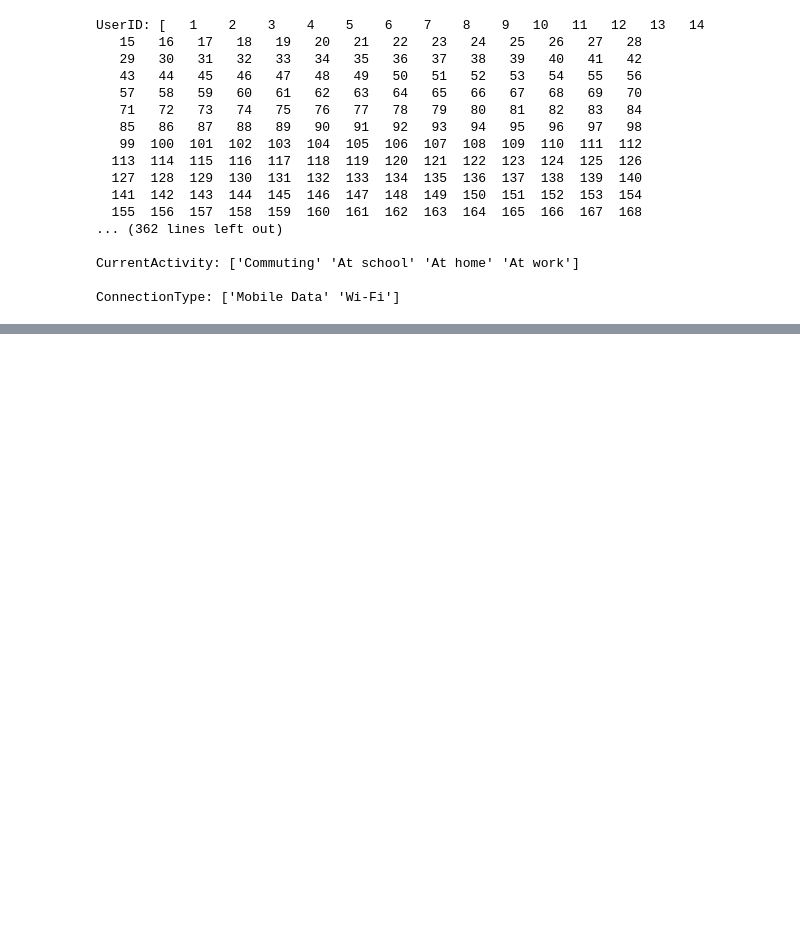
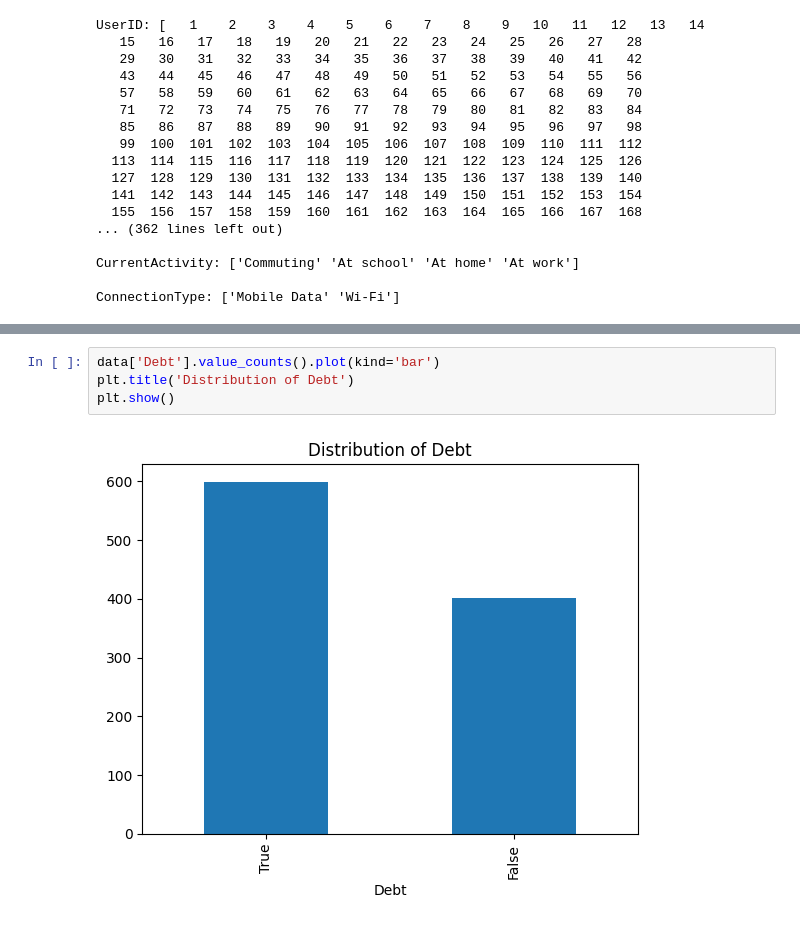
Before and after one commit to ankitg-02/Social-Media, a Jupyter notebook: Social__Media.ipynb, the cells around one changed output, grey strips where cells are left out. Drawn from its saved outputs; the diff is of its cells as text; blank space fills up the shorter version.

```diff
--- a/Social__Media.ipynb
+++ b/Social__Media.ipynb
@@ -106,0 +124,6 @@ ConnectionType: ['Mobile Data' 'Wi-Fi']
+# %%
+data['Debt'].value_counts().plot(kind='bar')
+plt.title('Distribution of Debt')
+plt.show()
+# %% [output]
+[figure, added]
```
Also changed, not shown: parts of 5 cells of this notebook.
